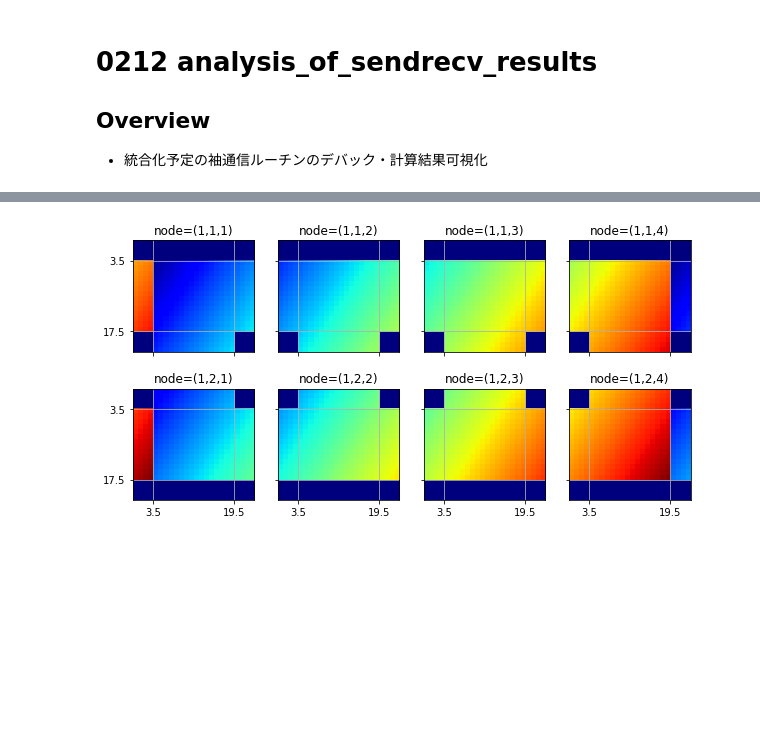
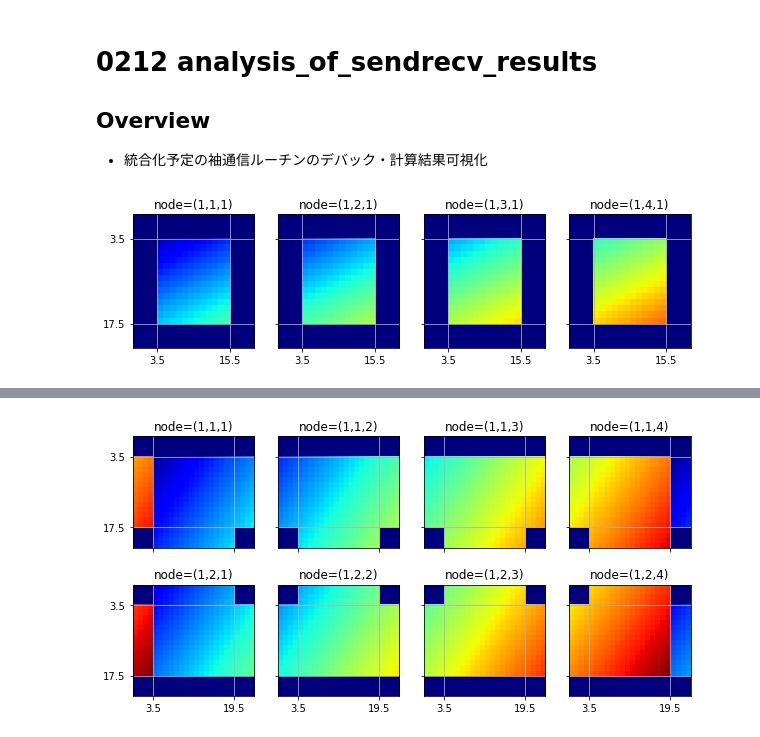
Before and after one commit to uemoto1/sendrecv_grid, a Jupyter notebook: 0212_analysis_of_sendrecv_results.ipynb, the cells around one changed output, grey strips where cells are left out. Cells and saved outputs as stored; diff of their text form; code cells hidden in the pictures; blank space fills up the shorter version.

```diff
--- a/0212_analysis_of_sendrecv_results.ipynb
+++ b/0212_analysis_of_sendrecv_results.ipynb
@@ -25,3 +25,18 @@ kb_au = Boltzmann / physical_constants["atomic unit of energy"][0]
 
 #import matplotlib.animation as animation
 #%matplotlib nbagg
+# %%
+dat = np.load("./test002_result.npz")
+# %%
+fig, axes = plt.subplots(1, 4, sharex=True, sharey=True, figsize=[10, 5])
+
+j, k = 0, 0
+
+for i in range(4):
+    axes[i].imshow(dat["result"][0,i,j,k,:,:,4,0].T, cmap="jet", clim=[0, 100])
+    axes[i].set_title("node=(%d,%d,%d)" % (k+1, i+1, j+1))
+    axes[i].set_xticks([4-1+0.5, 12+4-0.5])
+    axes[i].set_yticks([4-1+0.5, 14+4-0.5])
+    axes[i].grid()
+# %% [output]
+[figure, added]
```
Also changed, not shown: parts of 3 cells of this notebook, 2 other files.
